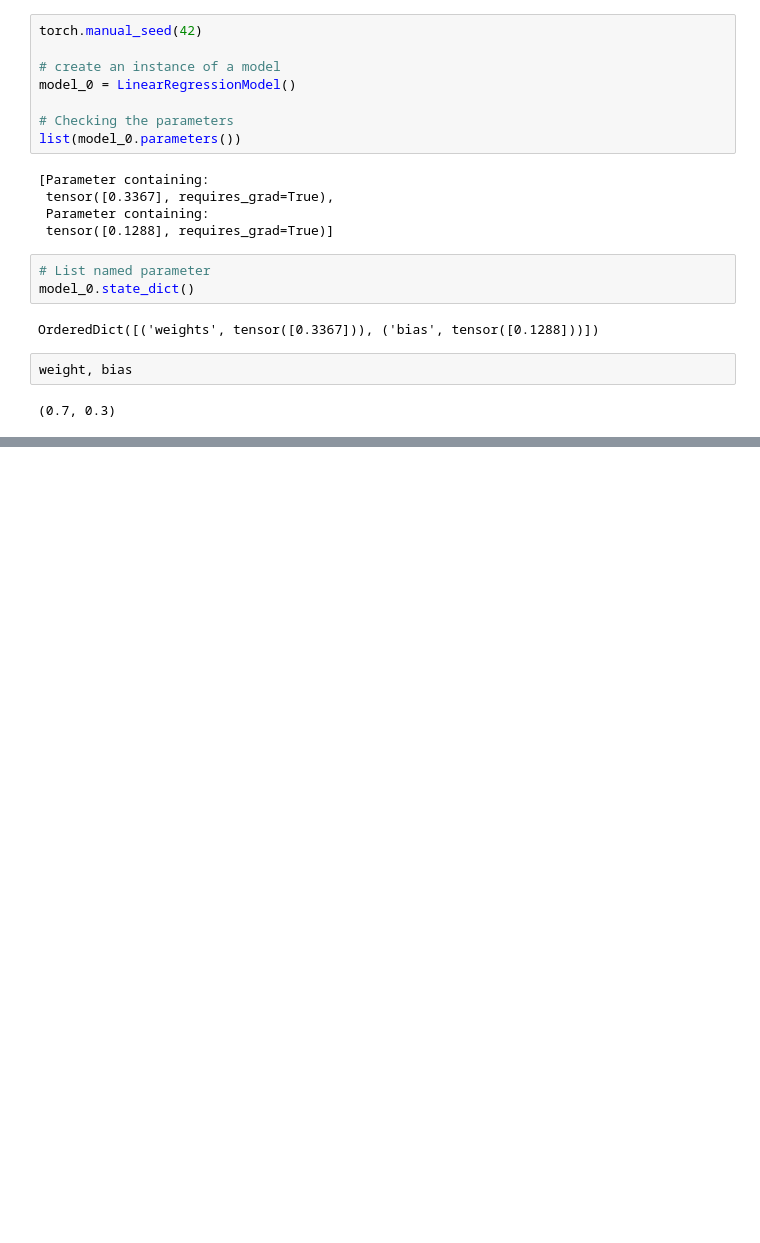
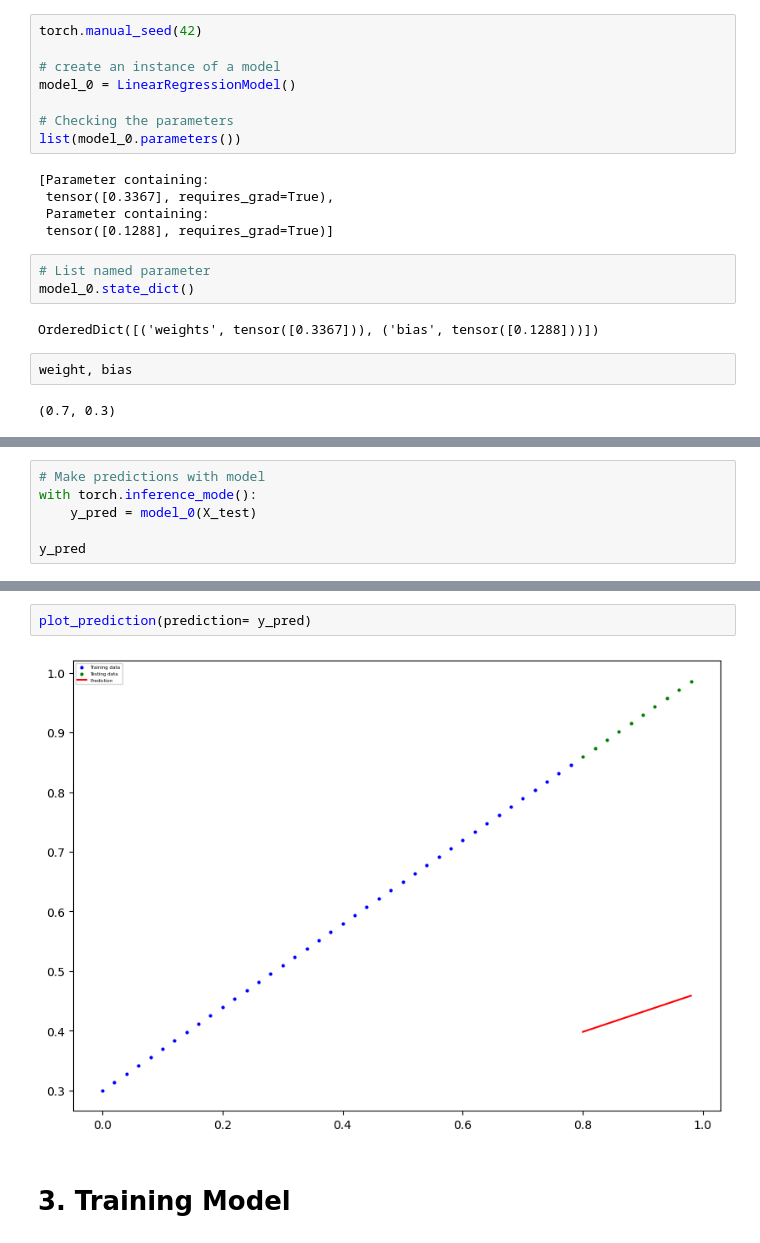
Before and after one commit to KavinKohli/Deep-Learning-PyTorch, a Jupyter notebook: 01_pytorch_workflow/01_pytorch_workflow.ipynb, the cells around one changed output, grey strips where cells are left out. Drawn from its saved outputs; the diff is of its cells as text; blank space fills up the shorter version.

Commit message:
Started Training a sample model

```diff
--- a/01_pytorch_workflow/01_pytorch_workflow.ipynb
+++ b/01_pytorch_workflow/01_pytorch_workflow.ipynb
@@ -178,0 +181,6 @@ weight, bias
+# %%
+# Make predictions with model
+with torch.inference_mode():
+    y_pred = model_0(X_test)
+
+y_pred
@@ -178,0 +211,6 @@ weight, bias
+# %%
+plot_prediction(prediction= y_pred)
+# %% [output]
+[figure, added]
+# %% [markdown]
+# 3. Training Model
```
Also changed, not shown: parts of 4 cells of this notebook.
